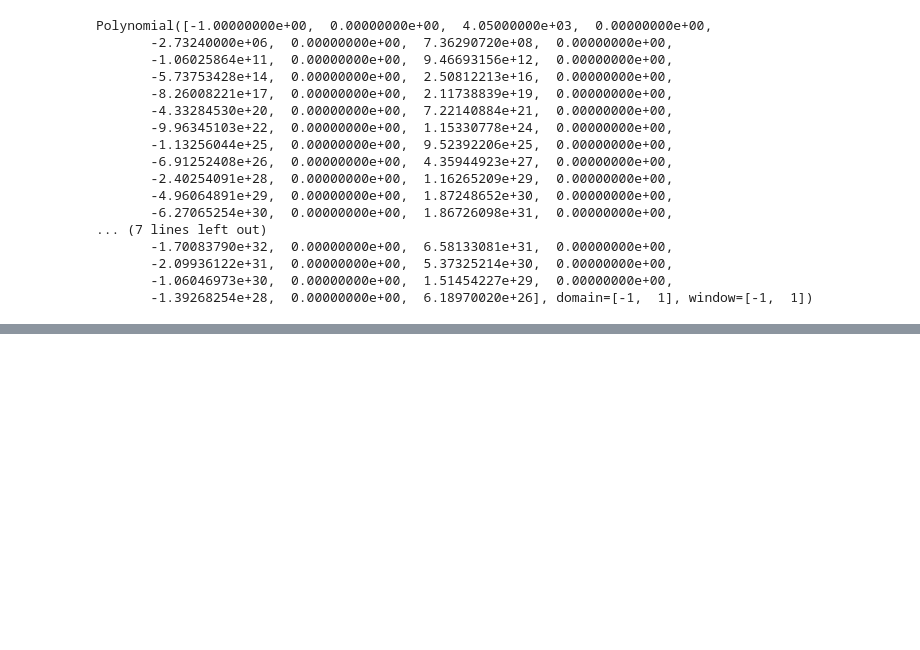
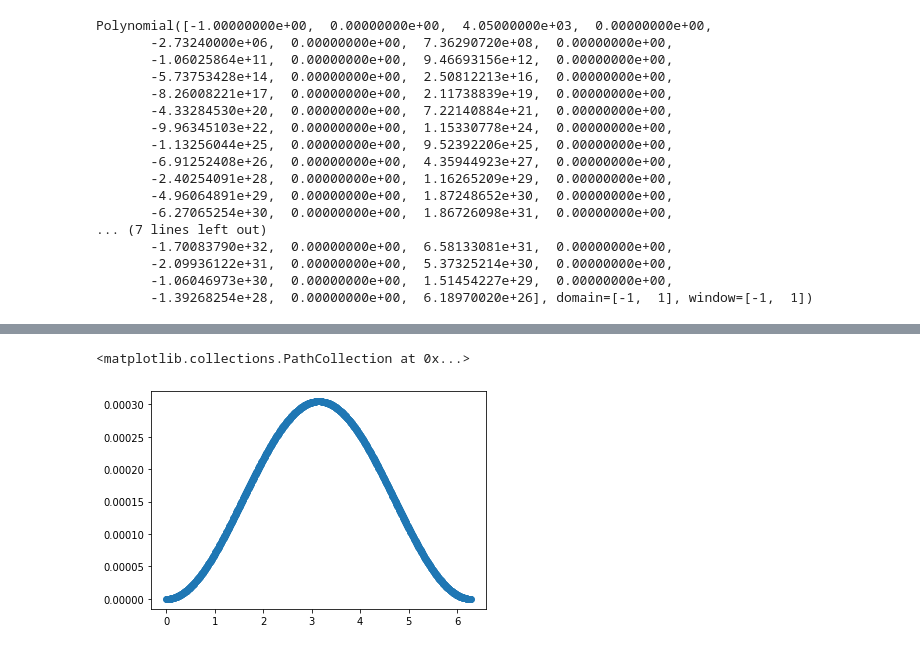
Before and after one commit to a-kapila/quantum-error, a Jupyter notebook: data_and_scripts/final_paper_fits.ipynb, the cells around one changed output, grey strips where cells are left out. Drawn from its saved outputs; the diff is of its cells as text; code cells hidden in the pictures; blank space fills up the shorter version.

```diff
--- a/data_and_scripts/final_paper_fits.ipynb
+++ b/data_and_scripts/final_paper_fits.ipynb
@@ -92,0 +109,5 @@ Polynomial([-1.00000000e+00,  0.00000000e+00,  4.05000000e+03,  0.00000000e+00,
+# %%
+plt.scatter(x,y2)
+# %% [output]
+<matplotlib.collections.PathCollection at 0x...>
+[figure, added]
```
Also changed, not shown: parts of 1 cell of this notebook, 34 other files.
